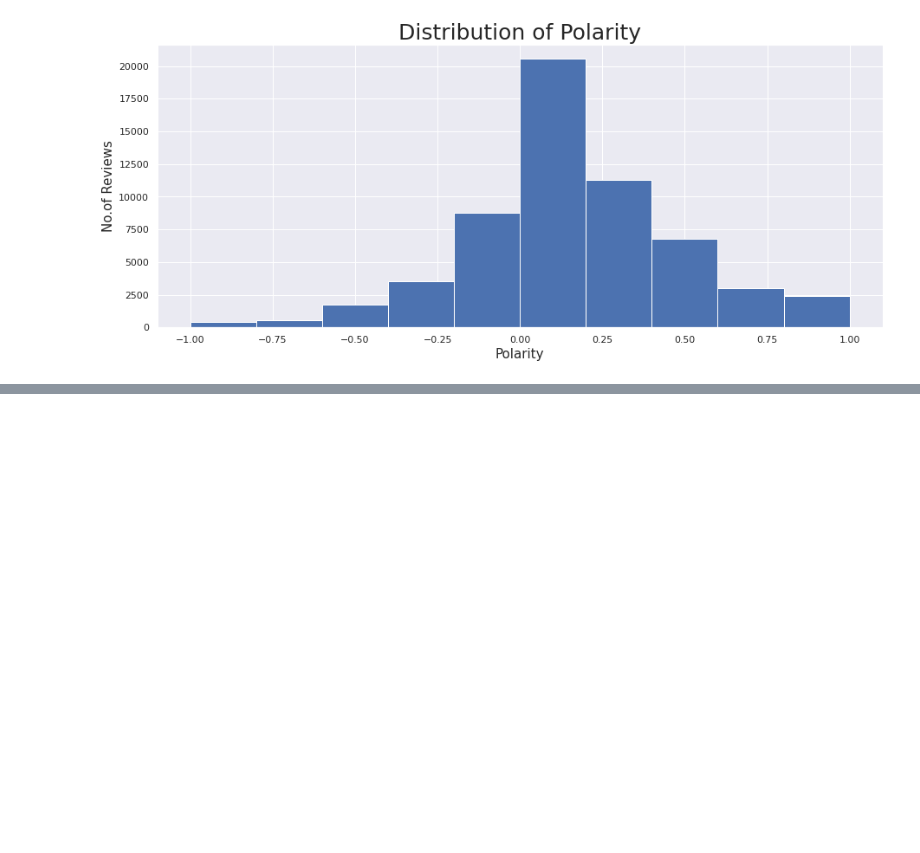
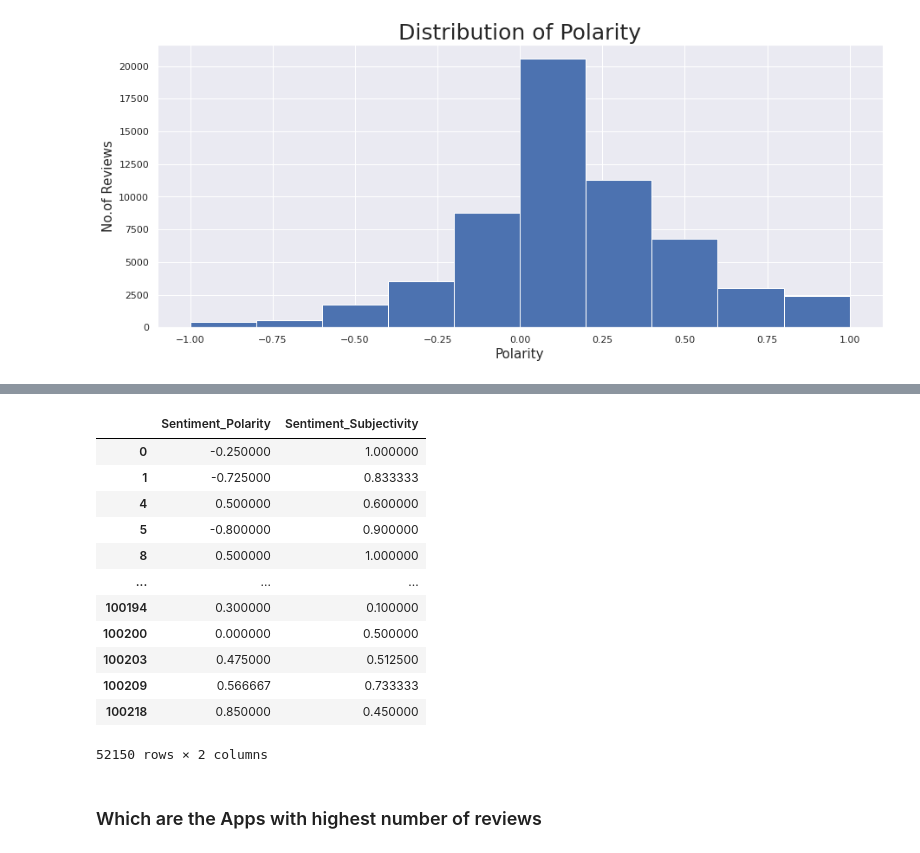
Before and after one commit to victorious07/Play-Store-App-Review-Analysis, a Jupyter notebook: Play_Store_App_Review_Analysis_Capstone_Project.ipynb, the cells around one changed output, grey strips where cells are left out. Saved outputs shown, nothing was run; the diff lists cells and outputs as text; code cells hidden in the pictures; blank space fills up the shorter version.

```diff
--- a/Play_Store_App_Review_Analysis_Capstone_Project.ipynb
+++ b/Play_Store_App_Review_Analysis_Capstone_Project.ipynb
@@ -1089,0 +1125,19 @@ Text(0.5, 1.0, 'Distribution of Polarity')
+# %%
+#Sentiment Subjectivity is not proportional to Sentiment Polarity
+app_review_df.loc[app_review_df['Sentiment_Polarity'] != app_review_df['Sentiment_Subjectivity'], ['Sentiment_Polarity', 'Sentiment_Subjectivity']].dropna()
+# %% [output]
+|  | Sentiment_Polarity | Sentiment_Subjectivity |
+| 0 | -0.250000 | 1.000000 |
+| 1 | -0.725000 | 0.833333 |
+| 4 | 0.500000 | 0.600000 |
+| 5 | -0.800000 | 0.900000 |
+| 8 | 0.500000 | 1.000000 |
+| ... | ... | ... |
+| 100194 | 0.300000 | 0.100000 |
+| 100200 | 0.000000 | 0.500000 |
+| 100203 | 0.475000 | 0.512500 |
+| 100209 | 0.566667 | 0.733333 |
+| 100218 | 0.850000 | 0.450000 |
+52150 rows × 2 columns
+# %% [markdown]
+### Which are the Apps with highest number of reviews
```
Also changed, not shown: parts of 9 cells of this notebook.
